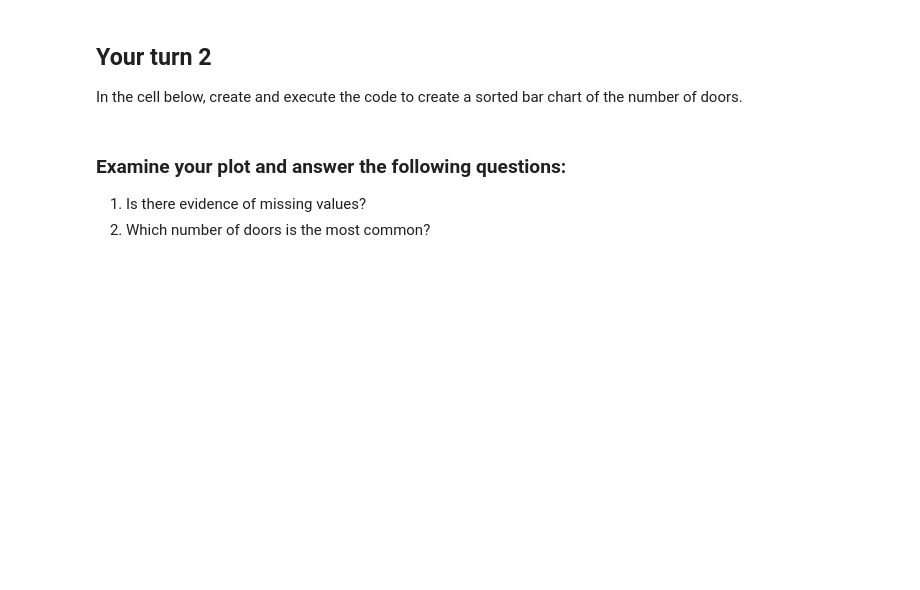
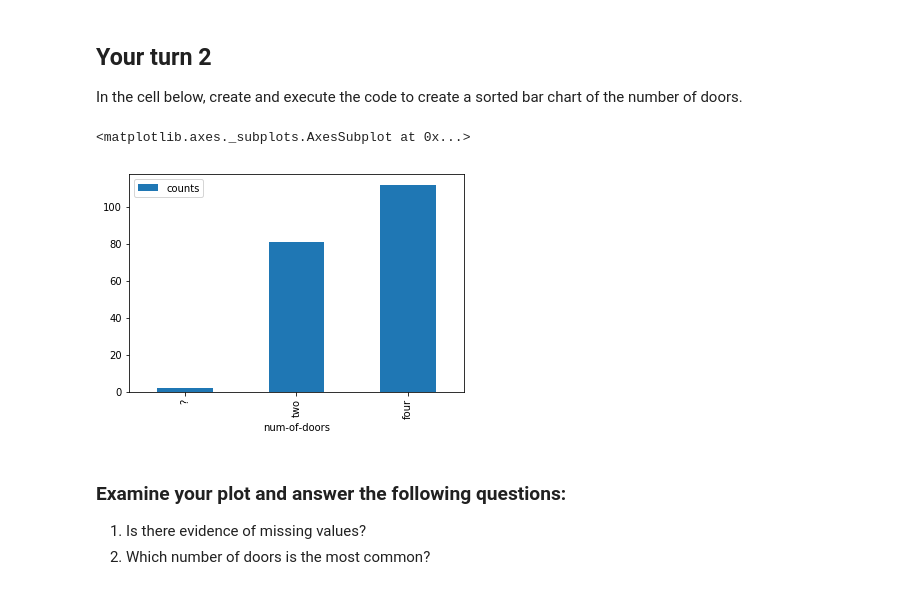
Before and after one commit to ryanarbow/uw_data_science, a Jupyter notebook: DS_process_and_tools/L01-DataExploration-Part1.ipynb, the cells around one changed output. Saved outputs shown, nothing was run; the diff lists cells and outputs as text; code cells hidden in the pictures; blank space fills up the shorter version.

```diff
--- a/DS_process_and_tools/L01-DataExploration-Part1.ipynb
+++ b/DS_process_and_tools/L01-DataExploration-Part1.ipynb
@@ -308,6 +346,11 @@ auto_price.loc[:, ['body-style', 'counts']].groupby(['body-style']).agg('count')
 ## Your turn 2
 
 In the cell below, create and execute the code to create a sorted bar chart of the number of doors.
+# %%
+auto_price.loc[:, ['num-of-doors', 'counts']].groupby(['num-of-doors']).agg('count').sort_values('counts').plot.bar()
+# %% [output]
+<matplotlib.axes._subplots.AxesSubplot at 0x...>
+[figure, added]
 # %% [markdown]
 ### Examine your plot and answer the following questions:
 1. Is there evidence of missing values?
```
Also changed, not shown: parts of 9 cells of this notebook.
